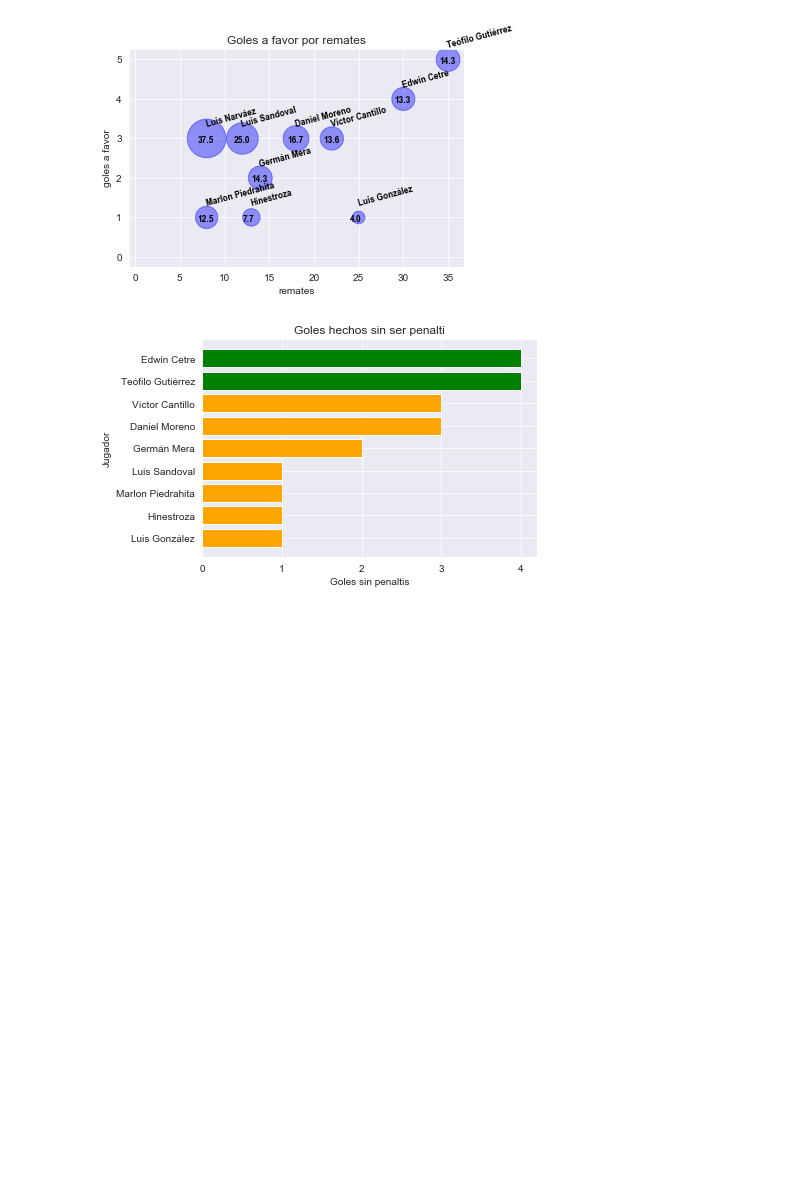
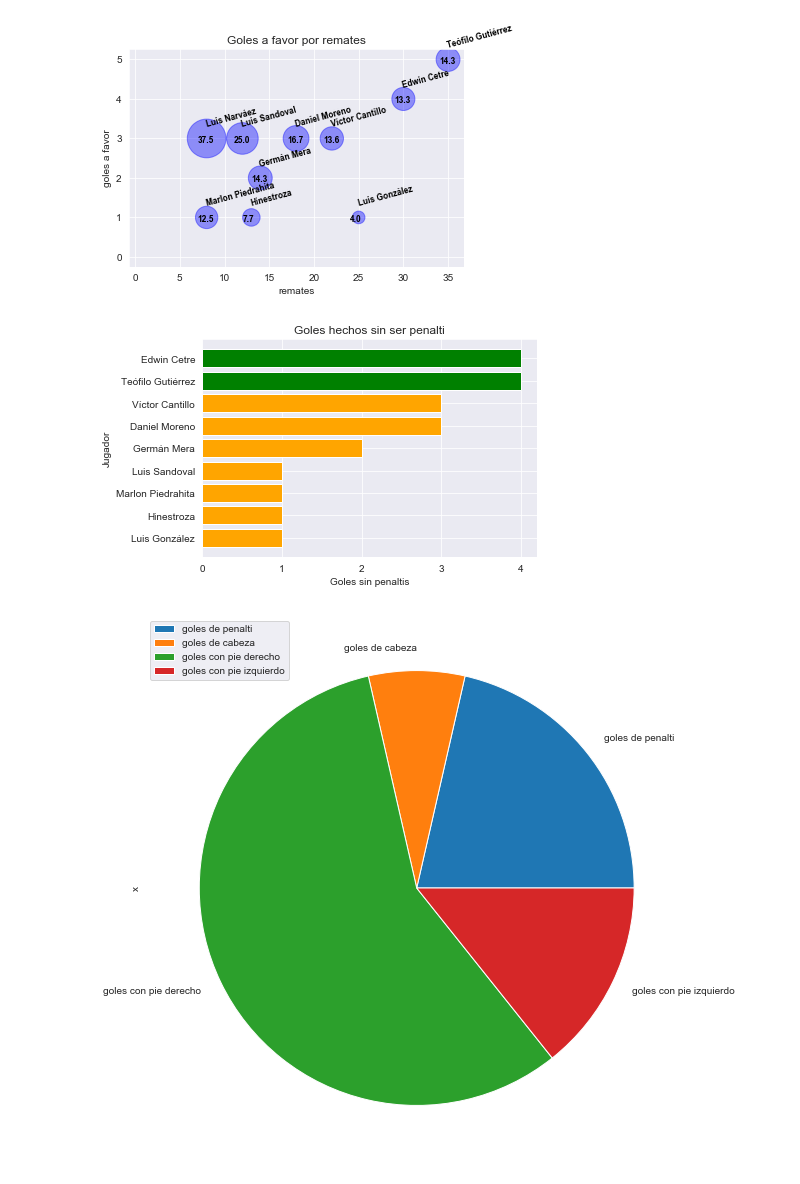
Before and after one commit to cristiangomez811/analisis_deportivo, a Jupyter notebook: analisis_junior_final_192.ipynb, the cells around one changed output. Drawn from its saved outputs; the diff is of its cells as text; code cells hidden in the pictures; blank space fills up the shorter version.

```diff
--- a/analisis_junior_final_192.ipynb
+++ b/analisis_junior_final_192.ipynb
@@ -54,6 +54,11 @@ def plot_barh(x,y,step =1,title='',x_label='',y_label=''):
     plt.xlabel(y_label)
     plt.title(title,)
     plt.show()
+
+def pie_plot(list,labels):
+    df_goles = pd.DataFrame(list, index=labels, columns=['x'])
+     # make the plot
+    df_goles.plot(kind='pie', subplots=True, figsize=(10, 10))
 # %%
 # Carga de datos
 df = pd.read_excel('datasets/junior.xlsx')
@@ -200,3 +205,10 @@ x = df.sort_values('goles sin penalti')['Jugador'][df['goles sin penalti']> 0]
 plot_barh(x,y,x_label='Jugador',y_label='Goles sin penaltis',title='Goles hechos sin ser penalti')
 # %% [output]
 [figure]
+# %%
+list_goles = [df['goles de penalti'].sum(),df['goles de cabeza'].sum(),df['goles a favor con pie derecho'].sum(),df['goles a favor con pie izquierdo'].sum()]
+labels = ['goles de penalti', 'goles de cabeza', 'goles con pie derecho', 'goles con pie izquierdo']
+
+pie_plot(list_goles,labels)
+# %% [output]
+[figure, added]
```
Also changed, not shown: parts of 2 cells of this notebook, 2 other files.
